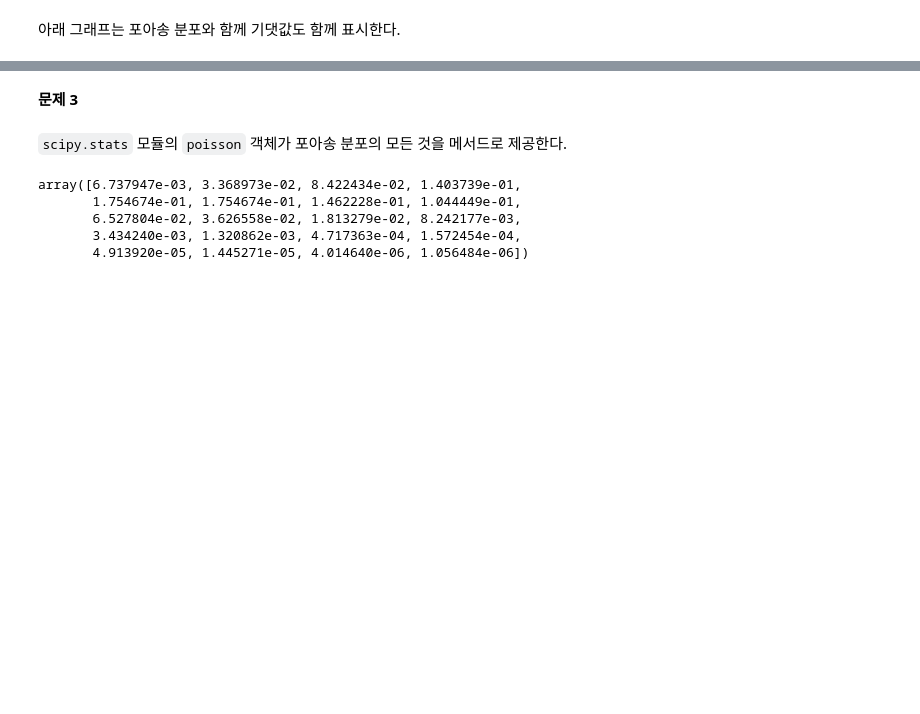
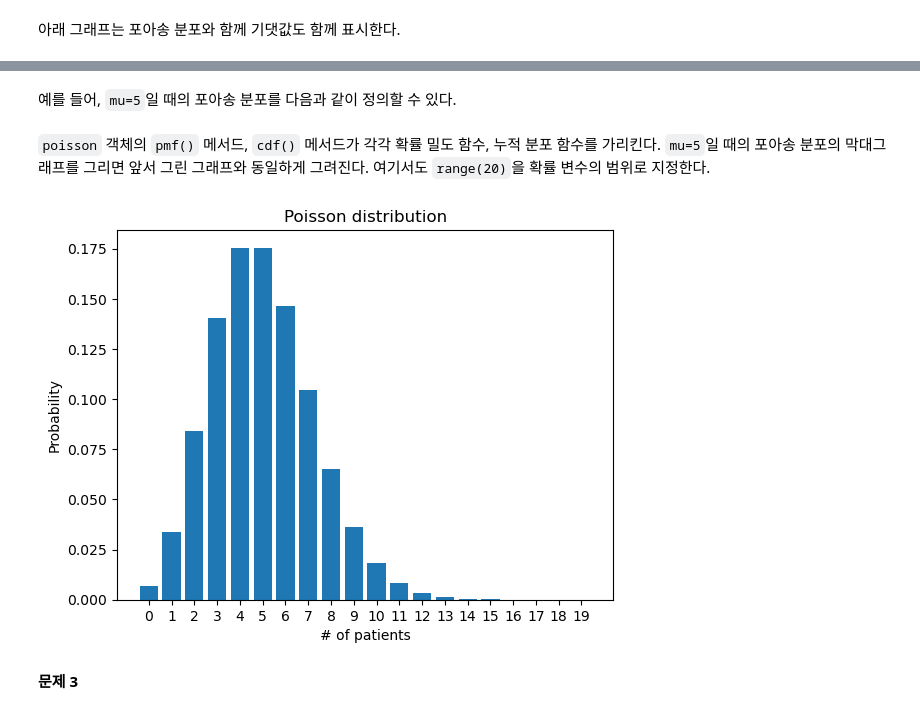
Before and after one commit to codingalzi/DataSci, a Jupyter notebook: practices/practice-expected_values-sol.ipynb, the cells around one changed output, grey strips where cells are left out. Cells and saved outputs as stored; diff of their text form; code cells hidden in the pictures; blank space fills up the shorter version.

```diff
--- a/practices/practice-expected_values-sol.ipynb
+++ b/practices/practice-expected_values-sol.ipynb
@@ -281,4 +165,28 @@ plt.show()
+# %% [markdown]
+예를 들어, `mu=5`일 때의 포아송 분포를 다음과 같이 정의할 수 있다.
+# %%
+mu = 5
+
+rv_poi5 = poisson(mu)
+# %% [markdown]
+`poisson` 객체의 `pmf()` 메서드, `cdf()` 메서드가
+각각 확률 밀도 함수, 누적 분포 함수를 가리킨다.
+`mu=5`일 때의 포아송 분포의 막대그래프를 그리면 앞서 그린 그래프와 동일하게 그려진다.
+여기서도 `range(20)`을 확률 변수의 범위로 지정한다.
+# %%
+fig = plt.figure()
+ax = fig.add_subplot(111)
+
+ax.bar(xs, rv_poi5.pmf(xs))
+ax.set_title('Poisson distribution')
+ax.set_xlabel('# of patients')
+ax.set_ylabel('Probability')
+
+ax.set_xticks(np.arange(20))
+ax.set_xticklabels(range(0,20))
+
+plt.show()
+# %% [output]
+[figure, added]
 # %% [markdown]
 **문제 3**
-# %% [markdown]
-`scipy.stats` 모듈의 `poisson` 객체가 포아송 분포의 모든 것을 메서드로 제공한다.
@@ -289,8 +192,0 @@ lam = 5
-# %%
-poisson.pmf(range(20), lam)
-# %% [output]
-array([6.737947e-03, 3.368973e-02, 8.422434e-02, 1.403739e-01,
-       1.754674e-01, 1.754674e-01, 1.462228e-01, 1.044449e-01,
-       6.527804e-02, 3.626558e-02, 1.813279e-02, 8.242177e-03,
-       3.434240e-03, 1.320862e-03, 4.717363e-04, 1.572454e-04,
-       4.913920e-05, 1.445271e-05, 4.014640e-06, 1.056484e-06])
```
Also changed, not shown: parts of 69 cells of this notebook.
